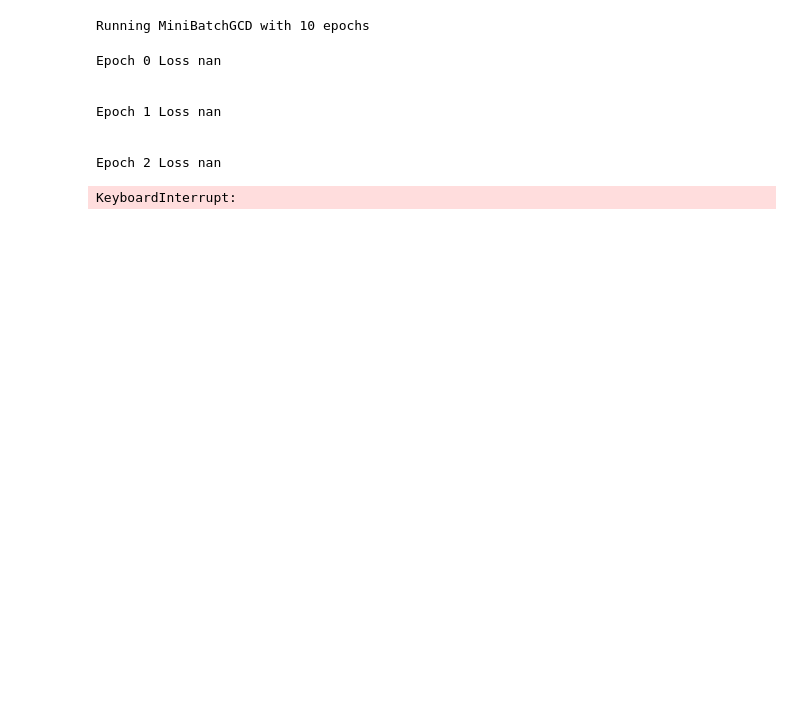
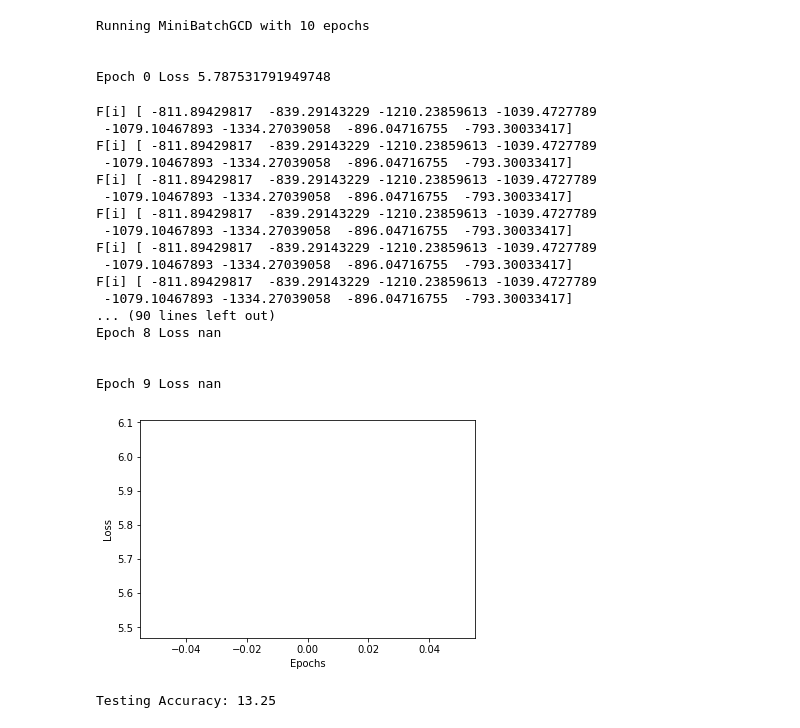
Before and after one commit to mscislowski/cs412_ec_project, a Jupyter notebook: EC Project.ipynb, the cells around one changed output. Saved outputs shown, nothing was run; the diff lists cells and outputs as text; code cells hidden in the pictures; blank space fills up the shorter version.

```diff
--- a/EC Project.ipynb
+++ b/EC Project.ipynb
@@ -222,17 +214,16 @@ Medical_Keyword_29 0.8072191703698497
 # %%
-# SKLearn Logistic Regression
+# SKLearn Logistic Regression For Comparison Purposes
 from sklearn import datasets, linear_model
-from sklearn.metrics import mean_squared_error, r2_score
 
 # Create linear regression object
 regr = linear_model.LogisticRegression(C=1e5)
 
 # Train the model using the training sets
 #regr.fit(train_db, target)
-regr.fit(rand_db, target)
+regr.fit(train_db, target)
 
 # Make predictions using the testing set
 #new_pred = regr.predict(test_db)
-new_pred = regr.predict(rand_tdb)
+new_pred = regr.predict(test_db)
 Counter(new_pred)
 # %% [output]
@@ -240,6 +230,0 @@ Counter({1: 659, 2: 316, 5: 474, 6: 2332, 7: 13, 8: 6206})
-# %%
-# PCA
-from sklearn.decomposition import PCA
-pca = PCA(n_components=2, svd_solver='full')
-train_db = pca.fit_transform(train_db)
-test_db = pca.fit_transform(test_db)
@@ -267,0 +297,11 @@ for p in range(len(preds)):
+# %%
+all_theta = np.zeros((k, n + 1))
+
+#One vs all
+i = 0
+for iter in range(8):
+    # set the labels in 0 and 1
+    tmp_y = np.array(y_train == iter+1, dtype = int)
+    optTheta = logisticRegression(X_train, tmp_y, np.zeros((n + 1,1)))
+    all_theta[i] = optTheta
+    i += 1
@@ -613,6 +469,7 @@ def load_DataSet():
     data=np.loadtxt("expert_policy.txt")
     return data
 
+#Initialize weights and biases
 def bAndW_init(num_ip_features):
     global W1
     global W2
@@ -620,12 +477,13 @@ def bAndW_init(num_ip_features):
     global b1
     global b2
 
-    W1 = np.random.uniform(0,0.005,(num_ip_features,Neurons[0]))
-    W2 = np.random.uniform(0,0.005,(Neurons[0],Neurons[1]))
+    W1 = np.random.uniform(0,0.8,(num_ip_features,Neurons[0]))
+    W2 = np.random.uniform(0,0.8,(Neurons[0],Neurons[1]))
 
     b1 = np.zeros((Neurons[0],))
     b2 = np.zeros((Neurons[1],))
-
+'''
+All data in dataset already normalized
 def normalize(X):
     data = X.copy()
     for feature in data:
@@ -644,7 +502,7 @@ def normalize_dataset(data):
         data[feature] -= mean
         data[feature] /= std
     return data
-
+'''
 def MiniBatchGD(data,epoch):
     global W1
     global W2
@@ -693,37 +551,52 @@ def evaluateAccuracy(data):
     correct=0
     for i in range(len(y)):
         if(classifications[i]==int(y[i])):
             correct+=1
     accuracy = correct/len(y)*100
     print("Testing Accuracy:",accuracy)
 
 def displayLossCurve():
     loss_array=np.load("LossCurve.npy")
     plt.plot(loss_array)
     plt.xlabel("Epochs")
     plt.ylabel("Loss")
     plt.show()
 
 def displayProgess(i,N):
     sys.stdout.write('\r')
     sys.stdout.write("Batch %d/%d in progress"%(i+1,N))
     bars = int((i/N*100)//10)
     sys.stdout.write(" [%-10s]"%('='*bars+'>',))
 
 def main():
-    data = train_ohd.as_matrix()
+    nn_db = pd.concat([rand_db, target], axis=1)
+    data = nn_db.as_matrix()
     MiniBatchGD(data,10)
     displayLossCurve()
     evaluateAccuracy(data)
 
 main()
 # %% [output]
 Running MiniBatchGCD with 10 epochs
+
+
+Epoch 0 Loss 5.787531791949748
-Epoch 0 Loss nan
+F[i] [ -811.89429817  -839.29143229 -1210.23859613 -1039.4727789
+ -1079.10467893 -1334.27039058  -896.04716755  -793.30033417]
+F[i] [ -811.89429817  -839.29143229 -1210.23859613 -1039.4727789
+ -1079.10467893 -1334.27039058  -896.04716755  -793.30033417]
+F[i] [ -811.89429817  -839.29143229 -1210.23859613 -1039.4727789
+ -1079.10467893 -1334.27039058  -896.04716755  -793.30033417]
+F[i] [ -811.89429817  -839.29143229 -1210.23859613 -1039.4727789
+ -1079.10467893 -1334.27039058  -896.04716755  -793.30033417]
+F[i] [ -811.89429817  -839.29143229 -1210.23859613 -1039.4727789
+ -1079.10467893 -1334.27039058  -896.04716755  -793.30033417]
+F[i] [ -811.89429817  -839.29143229 -1210.23859613 -1039.4727789
+ -1079.10467893 -1334.27039058  -896.04716755  -793.30033417]
+... (90 lines left out)
+Epoch 8 Loss nan
 
 
-Epoch 1 Loss nan
-
-
-Epoch 2 Loss nan
+Epoch 9 Loss nan
+[figure, added]
-KeyboardInterrupt:
+Testing Accuracy: 13.25
```
Also changed, not shown: parts of 21 cells of this notebook.
